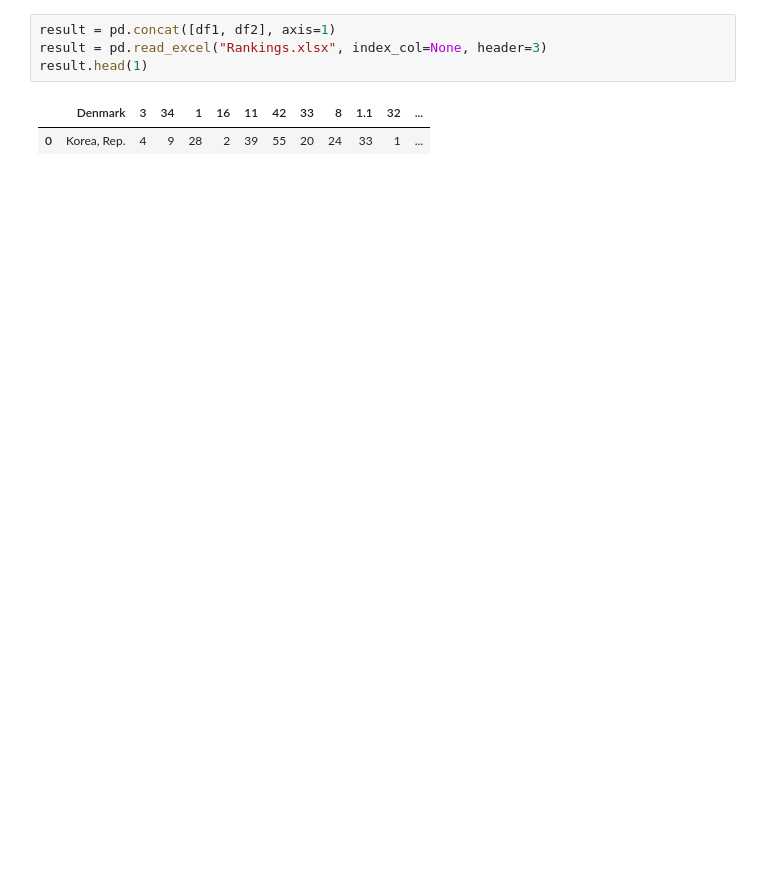
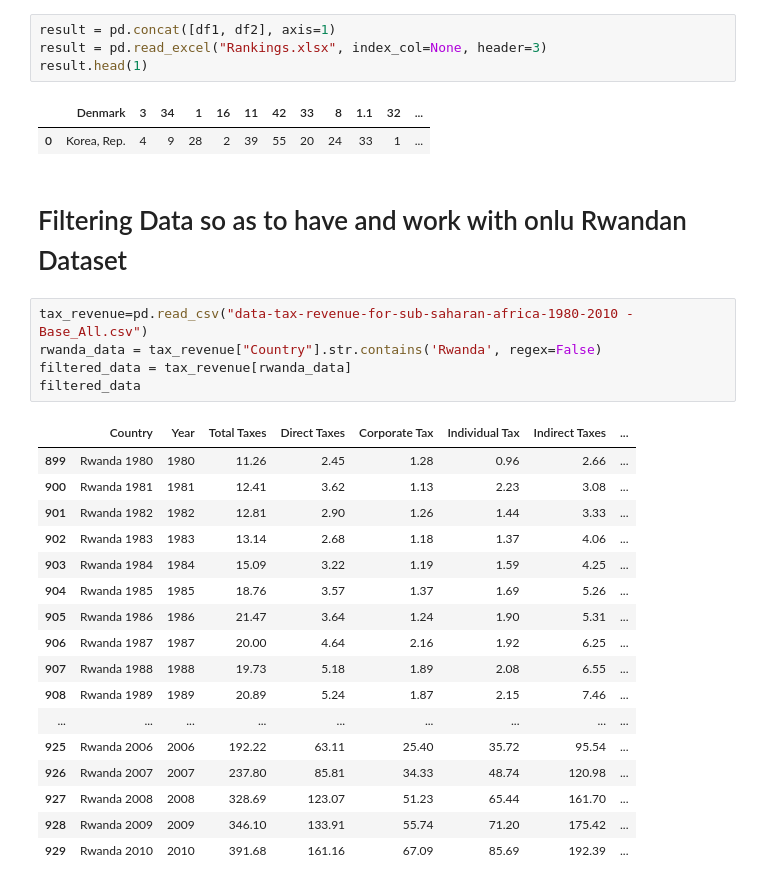
Before and after one commit to EdwardObala1/ML_Simple_Datacleaning, a Jupyter notebook: Group_Work_2_RRA/Group_Work_Assignment2.ipynb, the cells around one changed output. Cells and saved outputs as stored; diff of their text form; blank space fills up the shorter version.

```diff
--- a/Group_Work_2_RRA/Group_Work_Assignment2.ipynb
+++ b/Group_Work_2_RRA/Group_Work_Assignment2.ipynb
@@ -243,3 +257,28 @@ result.head(1)
 # %% [output]
 |  | Denmark | 3 | 34 | 1 | 16 | 11 | 42 | 33 | 8 | 1.1 | 32 | ... |
 | 0 | Korea, Rep. | 4 | 9 | 28 | 2 | 39 | 55 | 20 | 24 | 33 | 1 | ... |
+# %% [markdown]
+# Filtering Data so as to have and work with onlu Rwandan Dataset
+# %%
+tax_revenue=pd.read_csv("data-tax-revenue-for-sub-saharan-africa-1980-2010 - Base_All.csv")
+rwanda_data = tax_revenue["Country"].str.contains('Rwanda', regex=False)
+filtered_data = tax_revenue[rwanda_data]
+filtered_data
+# %% [output]
+|  | Country | Year | Total Taxes | Direct Taxes | Corporate Tax | Individual Tax | Indirect Taxes | ... |
+| 899 | Rwanda 1980 | 1980 | 11.26 | 2.45 | 1.28 | 0.96 | 2.66 | ... |
+| 900 | Rwanda 1981 | 1981 | 12.41 | 3.62 | 1.13 | 2.23 | 3.08 | ... |
+| 901 | Rwanda 1982 | 1982 | 12.81 | 2.90 | 1.26 | 1.44 | 3.33 | ... |
+| 902 | Rwanda 1983 | 1983 | 13.14 | 2.68 | 1.18 | 1.37 | 4.06 | ... |
+| 903 | Rwanda 1984 | 1984 | 15.09 | 3.22 | 1.19 | 1.59 | 4.25 | ... |
+| 904 | Rwanda 1985 | 1985 | 18.76 | 3.57 | 1.37 | 1.69 | 5.26 | ... |
+| 905 | Rwanda 1986 | 1986 | 21.47 | 3.64 | 1.24 | 1.90 | 5.31 | ... |
+| 906 | Rwanda 1987 | 1987 | 20.00 | 4.64 | 2.16 | 1.92 | 6.25 | ... |
+| 907 | Rwanda 1988 | 1988 | 19.73 | 5.18 | 1.89 | 2.08 | 6.55 | ... |
+| 908 | Rwanda 1989 | 1989 | 20.89 | 5.24 | 1.87 | 2.15 | 7.46 | ... |
+| ... | ... | ... | ... | ... | ... | ... | ... | ... |
+| 925 | Rwanda 2006 | 2006 | 192.22 | 63.11 | 25.40 | 35.72 | 95.54 | ... |
+| 926 | Rwanda 2007 | 2007 | 237.80 | 85.81 | 34.33 | 48.74 | 120.98 | ... |
+| 927 | Rwanda 2008 | 2008 | 328.69 | 123.07 | 51.23 | 65.44 | 161.70 | ... |
+| 928 | Rwanda 2009 | 2009 | 346.10 | 133.91 | 55.74 | 71.20 | 175.42 | ... |
+| 929 | Rwanda 2010 | 2010 | 391.68 | 161.16 | 67.09 | 85.69 | 192.39 | ... |
```
Also changed, not shown: parts of 4 cells of this notebook, 4 other files.
